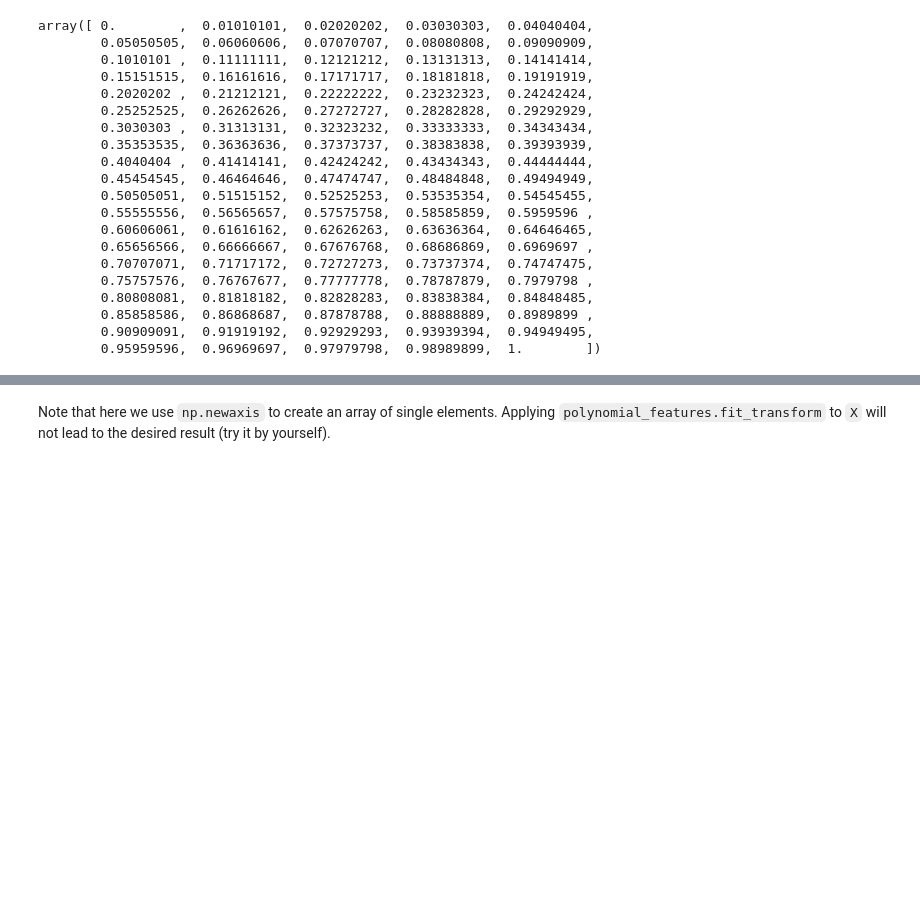
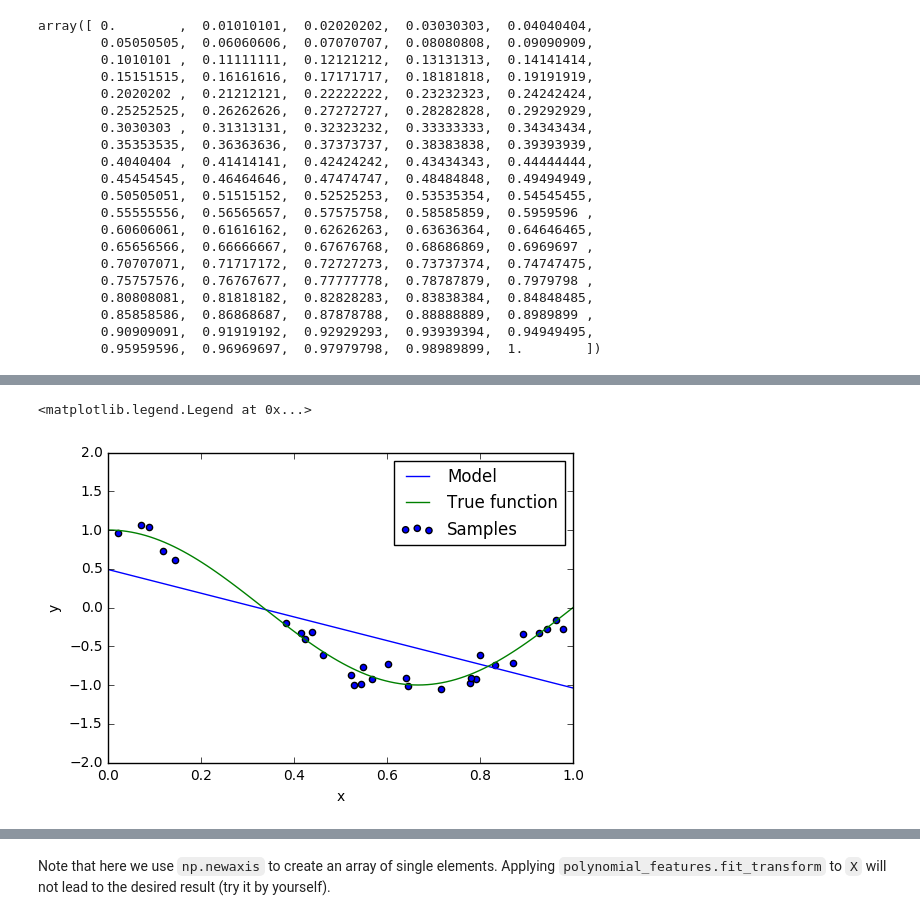
Before and after one commit to azubiolo/lectures, a Jupyter notebook: intro_ml/lab_3/regression_lab.ipynb, the cells around one changed output, grey strips where cells are left out. Cells and saved outputs as stored; diff of their text form; code cells hidden in the pictures; blank space fills up the shorter version.

```diff
--- a/intro_ml/lab_3/regression_lab.ipynb
+++ b/intro_ml/lab_3/regression_lab.ipynb
@@ -59,0 +81,13 @@ plt.legend(loc="best")
+# %%
+X_test = np.linspace(0, 1, 100)
+plt.plot(X_test, my_regression.predict(X_test[:, np.newaxis]), label="Model")
+plt.plot(X_test, my_function(X_test), label="True function")
+plt.scatter(X, y, label="Samples")
+plt.xlabel("x")
+plt.ylabel("y")
+plt.xlim((0, 1))
+plt.ylim((-2, 2))
+plt.legend(loc="best")
+# %% [output]
+<matplotlib.legend.Legend at 0x...>
+[figure, added]
```
Also changed, not shown: parts of 43 cells of this notebook.
